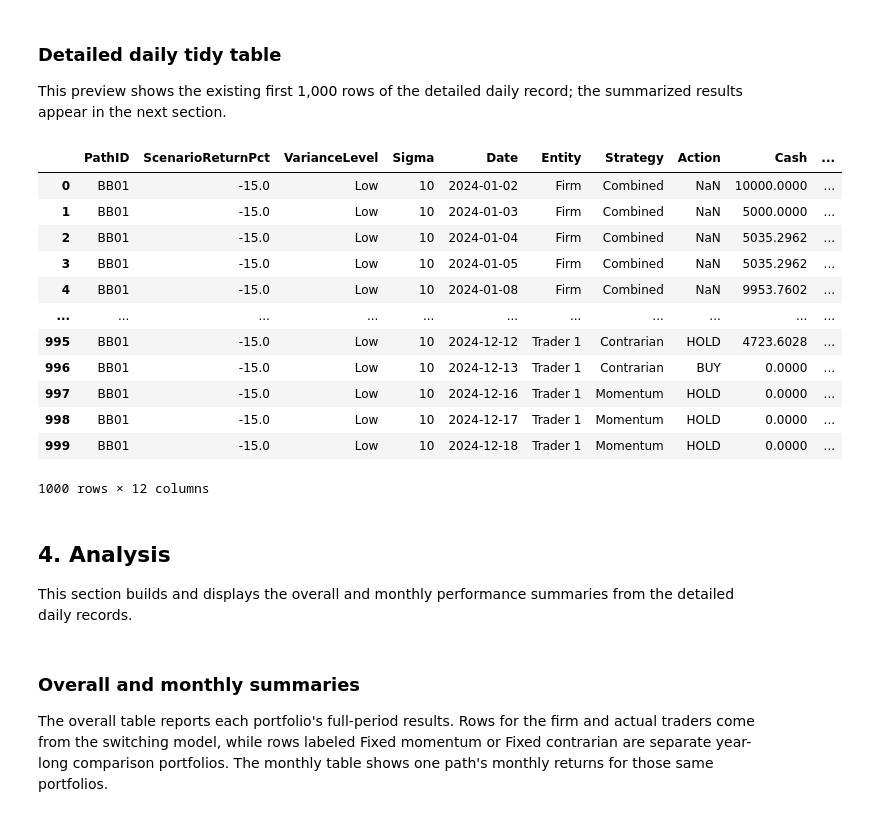
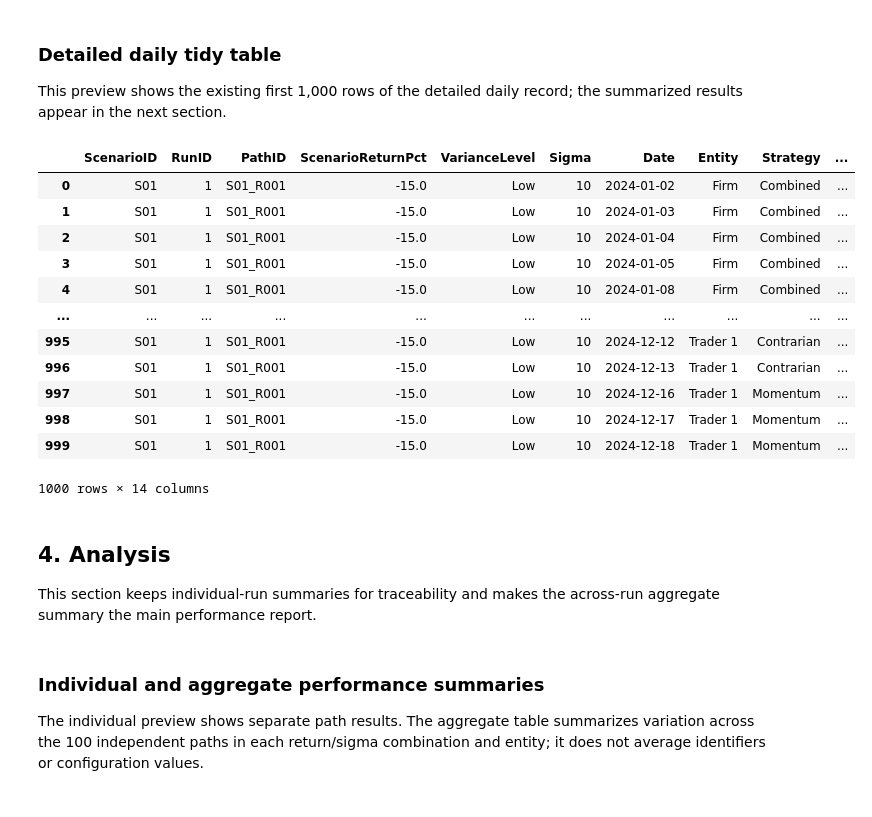
Before and after one commit to nickhazzard13/financial_ants, a Jupyter notebook: brownian_two_trader.ipynb, the cells around one changed output. Saved outputs shown, nothing was run; the diff lists cells and outputs as text; code cells hidden in the pictures.

```diff
--- a/brownian_two_trader.ipynb
+++ b/brownian_two_trader.ipynb
@@ -238,6 +238,7 @@ END_DATE = "2024-12-31"
 RETURN_SCENARIOS = [-0.15, 0.0, 0.15]
 FLUCTUATION_LEVELS = [("Low", 10), ("Medium", 20), ("High", 30)]
 BASE_SEED = 42
+PATHS_PER_COMBINATION = 100
 
 calendar_file = Path("data/spy_2024_with_warmup.csv")
 output_folder = Path("data/brownian_two_trader")
@@ -660,11 +661,18 @@ price_paths = {}
 bridge_points = {}
 parameter_records = []
 
-for scenario_return in RETURN_SCENARIOS:
-    for level, sigma in FLUCTUATION_LEVELS:
-        path_number = len(parameter_records) + 1
-        path_id = f"BB{path_number:02d}"
-        seed = BASE_SEED + path_number - 1
+# RunID 1 keeps the original nine seeds and paths in the existing combination order
+for run_id in range(1, PATHS_PER_COMBINATION + 1):
+    for combination_index, (scenario_return, (level, sigma)) in enumerate(
+        (
+            (scenario_return, level_sigma)
+            for scenario_return in RETURN_SCENARIOS
+            for level_sigma in FLUCTUATION_LEVELS
+        )
+    ):
+        scenario_id = f"S{combination_index + 1:02d}"
+        path_id = f"{scenario_id}_R{run_id:03d}"
+        seed = BASE_SEED + 9 * (run_id - 1) + combination_index
         ending_price = START_PRICE * (1 + scenario_return)
 
         time, path, rejected = make_bridge(
@@ -697,6 +705,8 @@ for scenario_return in RETURN_SCENARIOS:
         bridge_points[path_id] = (time, path)
 
         parameter_records.append({
+            "ScenarioID": scenario_id,
+            "RunID": run_id,
             "PathID": path_id,
             "ScenarioReturnPct": 100 * scenario_return,
             "VarianceLevel": level,
@@ -724,7 +734,9 @@ for scenario_return in RETURN_SCENARIOS:
 parameters = pd.DataFrame(parameter_records)
 
 display(parameters[[
-    "PathID", "ScenarioReturnPct", "VarianceLevel",
-    "Sigma", "StartPrice", "EndPrice", "Seed", "RejectedPaths",
-]])
+    "ScenarioID", "RunID", "PathID", "ScenarioReturnPct",
+    "VarianceLevel", "Sigma", "StartPrice", "EndPrice", "Seed",
+    "RejectedPaths",
+]].head(18))
+print("Generated paths:", len(parameters))
 # %% [output]
@@ -798,56 +818,56 @@ for _, settings in parameters.iterrows():
     ], ignore_index=True)
 
     combined = pd.concat(
         [traders, firm, fixed], ignore_index=True
     )
 
     # Label every observation with the settings that produced it
     for column, value in settings.items():
         combined[column] = value
 
     daily_frames.append(combined)
 
 daily_results = pd.concat(
     daily_frames, ignore_index=True
-).sort_values(["PathID", "Entity", "Date"]).reset_index(drop=True)
+).sort_values(["ScenarioID", "RunID", "Entity", "Date"]).reset_index(drop=True)
 
 previous_values = daily_results.groupby(
     ["PathID", "Entity"]
 )["Value"].shift()
 
 previous_values = previous_values.fillna(daily_results["InitialCapital"])
 
 daily_results["DailyReturnPct"] = 100 * (
     daily_results["Value"] / previous_values - 1
 )
 
 display(daily_results[[
-    "PathID", "ScenarioReturnPct", "VarianceLevel", "Sigma",
+    "ScenarioID", "RunID", "PathID", "ScenarioReturnPct", "VarianceLevel", "Sigma",
     "Date", "Entity", "Strategy", "Action",
     "Cash", "Shares", "Value", "ReturnPct",
 ]].head(1000).round(4))
 # %% [output]
-|  | PathID | ScenarioReturnPct | VarianceLevel | Sigma | Date | Entity | Strategy | Action | Cash | ... |
-| 0 | BB01 | -15.0 | Low | 10 | 2024-01-02 | Firm | Combined | NaN | 10000.0000 | ... |
-| 1 | BB01 | -15.0 | Low | 10 | 2024-01-03 | Firm | Combined | NaN | 5000.0000 | ... |
-| 2 | BB01 | -15.0 | Low | 10 | 2024-01-04 | Firm | Combined | NaN | 5035.2962 | ... |
-| 3 | BB01 | -15.0 | Low | 10 | 2024-01-05 | Firm | Combined | NaN | 5035.2962 | ... |
-| 4 | BB01 | -15.0 | Low | 10 | 2024-01-08 | Firm | Combined | NaN | 9953.7602 | ... |
+|  | ScenarioID | RunID | PathID | ScenarioReturnPct | VarianceLevel | Sigma | Date | Entity | Strategy | ... |
+| 0 | S01 | 1 | S01_R001 | -15.0 | Low | 10 | 2024-01-02 | Firm | Combined | ... |
+| 1 | S01 | 1 | S01_R001 | -15.0 | Low | 10 | 2024-01-03 | Firm | Combined | ... |
+| 2 | S01 | 1 | S01_R001 | -15.0 | Low | 10 | 2024-01-04 | Firm | Combined | ... |
+| 3 | S01 | 1 | S01_R001 | -15.0 | Low | 10 | 2024-01-05 | Firm | Combined | ... |
+| 4 | S01 | 1 | S01_R001 | -15.0 | Low | 10 | 2024-01-08 | Firm | Combined | ... |
 | ... | ... | ... | ... | ... | ... | ... | ... | ... | ... | ... |
-| 995 | BB01 | -15.0 | Low | 10 | 2024-12-12 | Trader 1 | Contrarian | HOLD | 4723.6028 | ... |
-| 996 | BB01 | -15.0 | Low | 10 | 2024-12-13 | Trader 1 | Contrarian | BUY | 0.0000 | ... |
-| 997 | BB01 | -15.0 | Low | 10 | 2024-12-16 | Trader 1 | Momentum | HOLD | 0.0000 | ... |
-| 998 | BB01 | -15.0 | Low | 10 | 2024-12-17 | Trader 1 | Momentum | HOLD | 0.0000 | ... |
-| 999 | BB01 | -15.0 | Low | 10 | 2024-12-18 | Trader 1 | Momentum | HOLD | 0.0000 | ... |
+| 995 | S01 | 1 | S01_R001 | -15.0 | Low | 10 | 2024-12-12 | Trader 1 | Contrarian | ... |
+| 996 | S01 | 1 | S01_R001 | -15.0 | Low | 10 | 2024-12-13 | Trader 1 | Contrarian | ... |
+| 997 | S01 | 1 | S01_R001 | -15.0 | Low | 10 | 2024-12-16 | Trader 1 | Momentum | ... |
+| 998 | S01 | 1 | S01_R001 | -15.0 | Low | 10 | 2024-12-17 | Trader 1 | Momentum | ... |
+| 999 | S01 | 1 | S01_R001 | -15.0 | Low | 10 | 2024-12-18 | Trader 1 | Momentum | ... |
-1000 rows × 12 columns
+1000 rows × 14 columns
 # %% [markdown]
 ## 4. Analysis
 
-This section builds and displays the overall and monthly performance summaries from the detailed daily records.
+This section keeps individual-run summaries for traceability and makes the across-run aggregate summary the main performance report.
 # %% [markdown]
-### Overall and monthly summaries
+### Individual and aggregate performance summaries
 
-The overall table reports each portfolio's full-period results. Rows for the firm and actual traders come from the switching model, while rows labeled Fixed momentum or Fixed contrarian are separate year-long comparison portfolios. The monthly table shows one path's monthly returns for those same portfolios.
+The individual preview shows separate path results. The aggregate table summarizes variation across the 100 independent paths in each return/sigma combination and entity; it does not average identifiers or configuration values.
 # %%
 summary_records = []
 monthly_records = []
```
Also changed, not shown: parts of 8 cells of this notebook.
